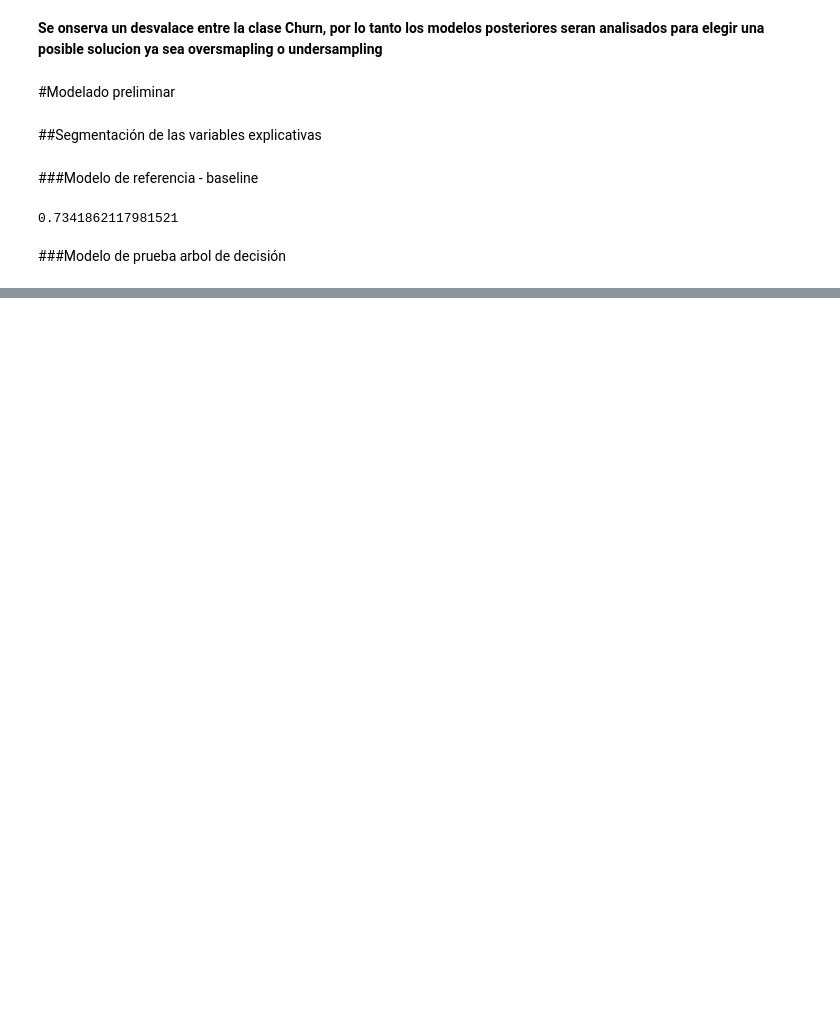
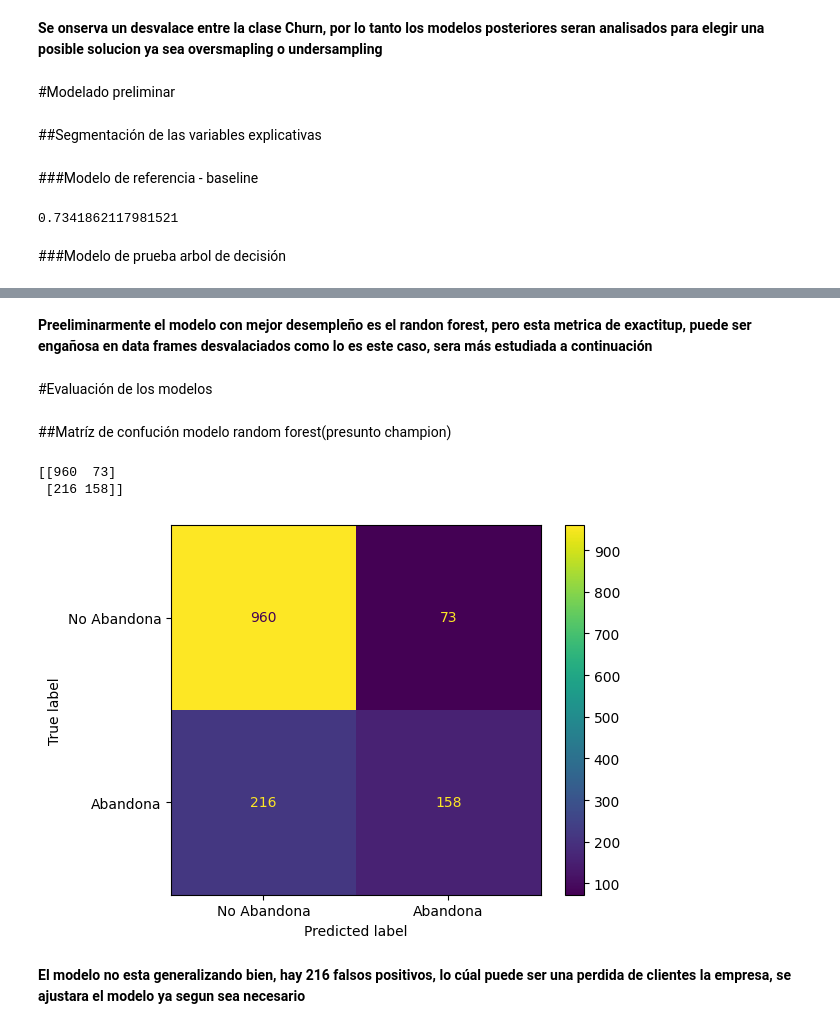
Before and after one commit to Cristiand056/TelecomX_parte2_Latam, a Jupyter notebook: TelecomX_parte2_Latam.ipynb, the cells around one changed output, grey strips where cells are left out. Cells and saved outputs as stored; diff of their text form; code cells hidden in the pictures; blank space fills up the shorter version.

```diff
--- a/TelecomX_parte2_Latam.ipynb
+++ b/TelecomX_parte2_Latam.ipynb
@@ -217,0 +337,4 @@ modelo_arbol.score(X_test, y_test)
+# %% [markdown]
+<b>Preeliminarmente el modelo con mejor desempleño es el randon forest, pero esta metrica de exactitup, puede ser engañosa en data frames desvalaciados como lo es este caso, sera más estudiada a continuación
+# %% [markdown]
+#Evaluación de los modelos
@@ -217,0 +344,16 @@ modelo_arbol.score(X_test, y_test)
+# %% [markdown]
+##Matríz de confución modelo random forest(presunto champion)
+# %%
+y_previsto = modelo_rf.predict(X_test)
+matrix_conf = confusion_matrix(y_test, y_previsto)
+print(matrix_conf)
+# %% [output]
+[[960  73]
+ [216 158]]
+# %%
+visializacion = ConfusionMatrixDisplay(confusion_matrix=matrix_conf, display_labels=['No Abandona', 'Abandona'])
+visializacion.plot();
+# %% [output]
+[figure, added]
+# %% [markdown]
+<b>El modelo no esta generalizando bien, hay 216 falsos positivos, lo cúal puede ser una perdida de clientes  la empresa, se ajustara el modelo ya segun sea necesario
```
Also changed, not shown: parts of 31 cells of this notebook.
